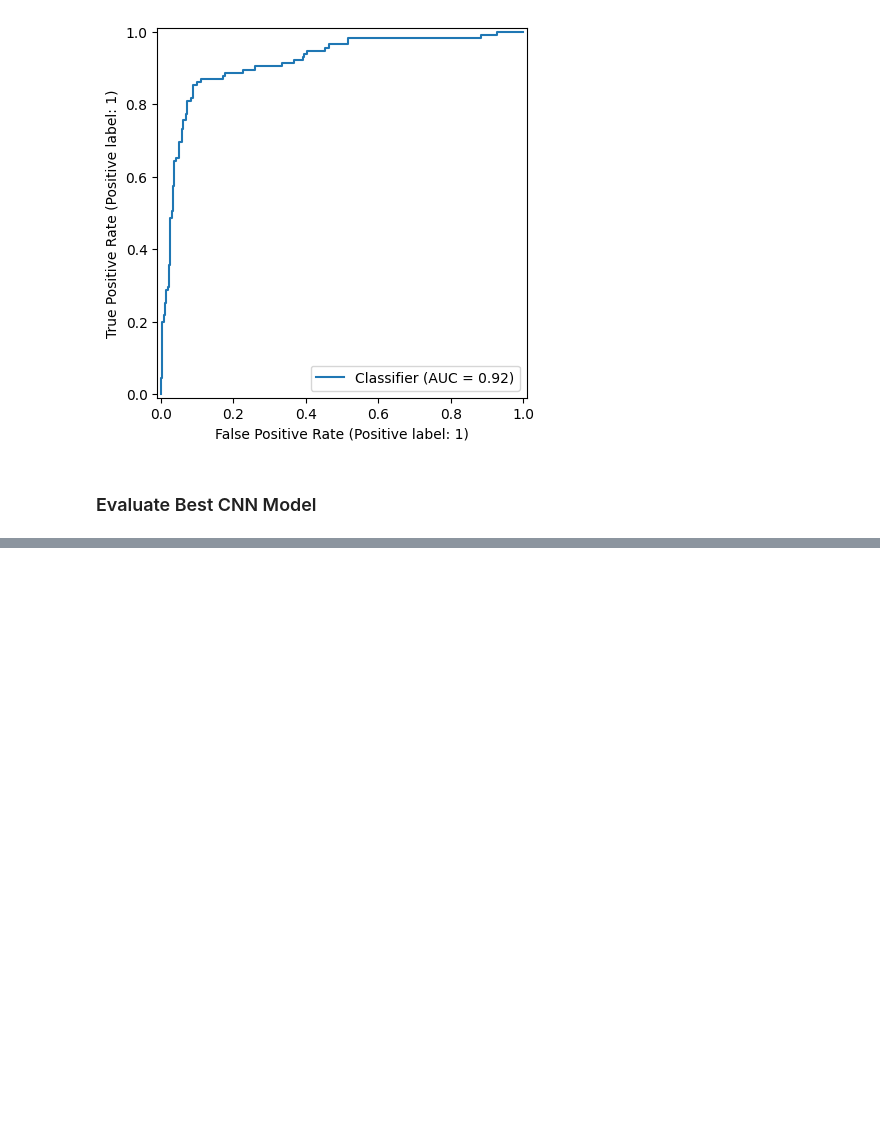
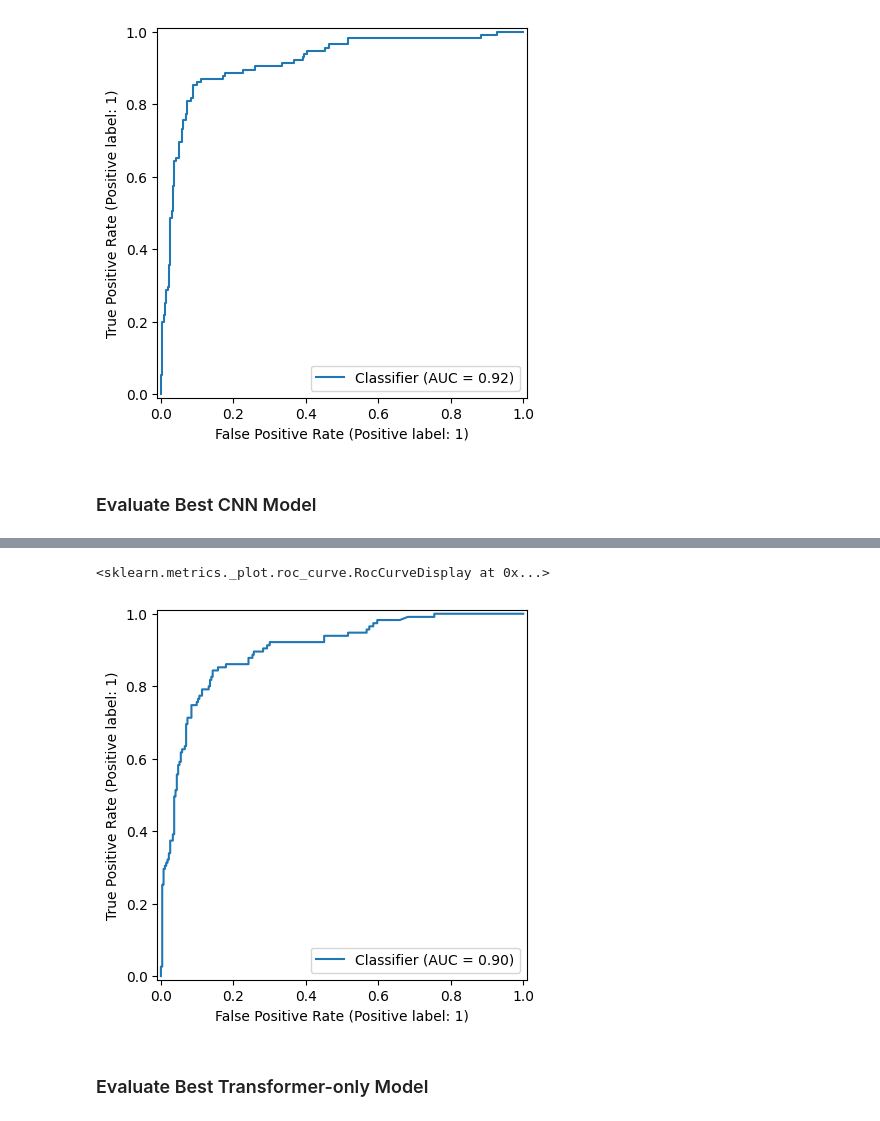
Before and after one commit to t4ai/early-sepsis-prediction, a Jupyter notebook: 5.0 - Performance Evaluation.ipynb, the cells around one changed output, grey strips where cells are left out. Drawn from its saved outputs; the diff is of its cells as text; code cells hidden in the pictures; blank space fills up the shorter version.

```diff
--- a/5.0 - Performance Evaluation.ipynb
+++ b/5.0 - Performance Evaluation.ipynb
@@ -127,4 +142,5 @@ predict_and_print_metrics(best_model_sct, X_test, y_test)
 # %%
 # calc AUC ROC
-y_pred_test = best_model_sct.predict(X_test)
+y_pred_test = best_model_cnn.predict(X_test)
 RocCurveDisplay.from_predictions(y_test, y_pred_test)
+# %% [output]
@@ -130,0 +148,4 @@ RocCurveDisplay.from_predictions(y_test, y_pred_test)
+<sklearn.metrics._plot.roc_curve.RocCurveDisplay at 0x...>
+[figure, added]
+# %% [markdown]
+### Evaluate Best Transformer-only Model
```
Also changed, not shown: parts of 14 cells of this notebook.
